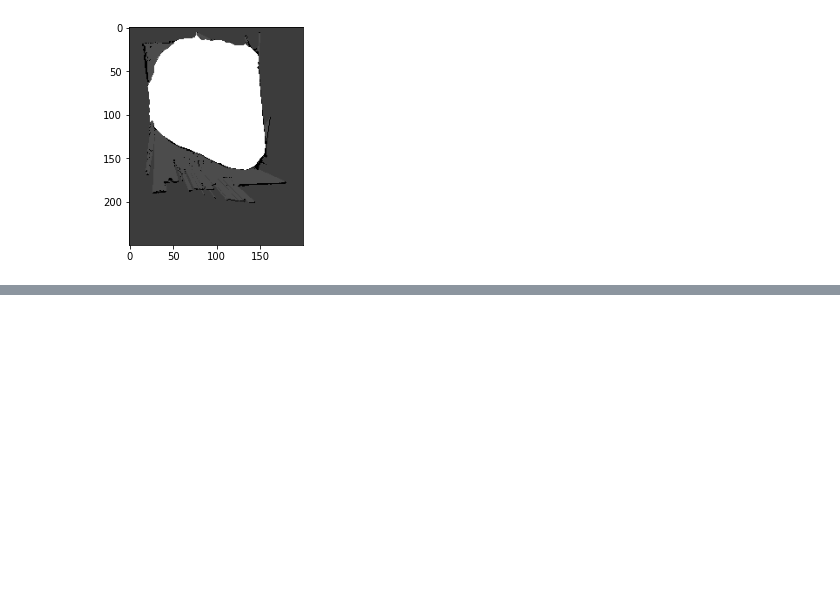
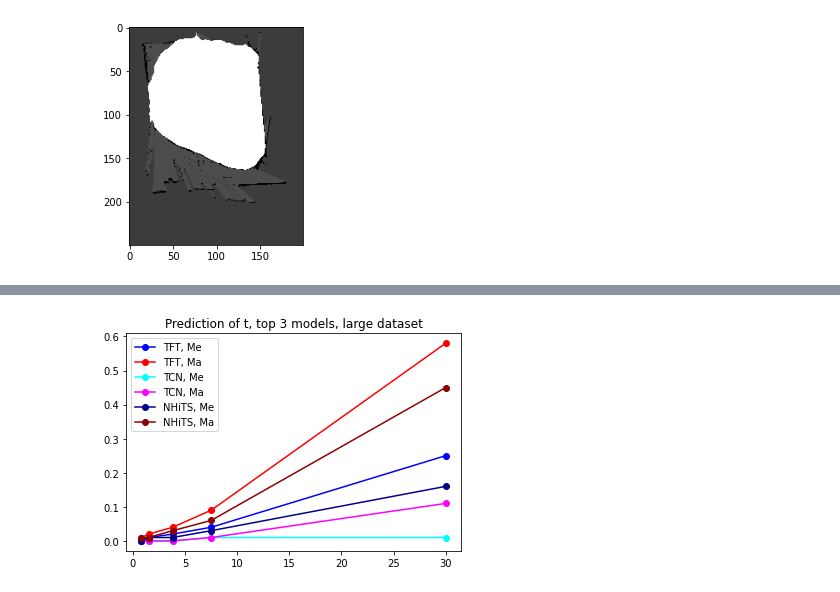
Before and after one commit to cosynus-lix/trajectory_predictor, a Jupyter notebook: process_raw_img.ipynb, the cells around one changed output, grey strips where cells are left out. Cells and saved outputs as stored; diff of their text form; code cells hidden in the pictures; blank space fills up the shorter version.

```diff
--- a/process_raw_img.ipynb
+++ b/process_raw_img.ipynb
@@ -184,0 +210,31 @@ plt.imshow(crop_weak, cmap='gray')
+# %%
+import matplotlib.pyplot as plt
+
+series1 = [0.00, 0.01, 0.02, 0.04, 0.25]
+series2 = [0.01, 0.02, 0.04, 0.09, 0.58]
+series3 = [0.00, 0.00, 0.00, 0.01, 0.01]
+series4 = [0.00, 0.00, 0.00, 0.01, 0.11]
+series5 = [0.00, 0.01, 0.01, 0.03, 0.16]
+series6 = [0.01, 0.01, 0.03, 0.06, 0.45]
+horizon = [0.8, 1.5, 3.8, 7.5, 30]
+
+legend1 = 'TFT, Me'
+legend2 = 'TFT, Ma'
+legend3 = 'TCN, Me'
+legend4 = 'TCN, Ma'
+legend5 = 'NHiTS, Me'
+legend6 = 'NHiTS, Ma'
+
+plt.plot(horizon, series1, 'o-', label=legend1, color='blue')
+plt.plot(horizon, series2, 'o-', label=legend2, color='red')
+plt.plot(horizon, series3, 'o-', label=legend3, color='cyan')
+plt.plot(horizon, series4, 'o-', label=legend4, color='magenta')
+plt.plot(horizon, series5, 'o-', label=legend5, color='darkblue')
+plt.plot(horizon, series6, 'o-', label=legend6, color='darkred')
+plt.title('Prediction of t, top 3 models, large dataset')
+# legend on top left
+plt.legend(loc='upper left')
+# save as pgf
+plt.savefig('top_t.pgf')
+# %% [output]
+[figure, added]
```
Also changed, not shown: parts of 1 cell of this notebook, 7 other files.
